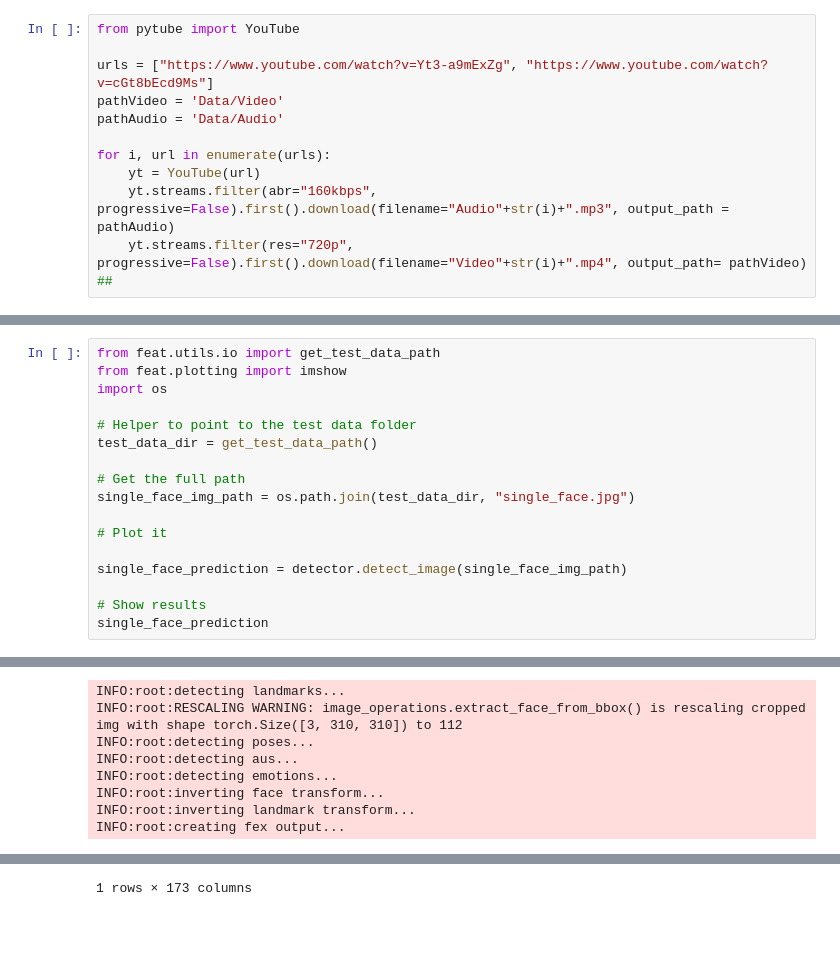
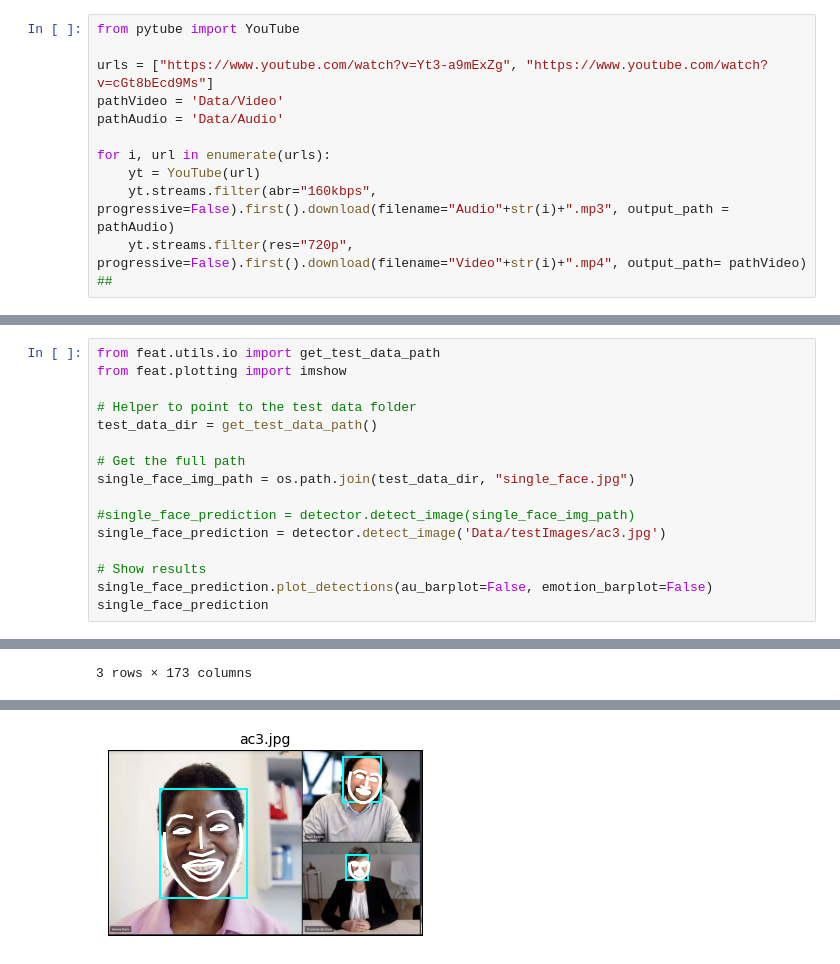
Before and after one commit to ramon284/Interest-predictor, a Jupyter notebook: pipeline.ipynb, the cells around one changed output, grey strips where cells are left out. Saved outputs shown, nothing was run; the diff lists cells and outputs as text; blank space fills up the shorter version.

```diff
--- a/pipeline.ipynb
+++ b/pipeline.ipynb
@@ -98,7 +92,6 @@ INFO:root:Loading emotion model: resmasknet
 # %%
 from feat.utils.io import get_test_data_path
 from feat.plotting import imshow
-import os
 
 # Helper to point to the test data folder
 test_data_dir = get_test_data_path()
@@ -106,10 +99,10 @@ test_data_dir = get_test_data_path()
 # Get the full path
 single_face_img_path = os.path.join(test_data_dir, "single_face.jpg")
 
-# Plot it
-
-single_face_prediction = detector.detect_image(single_face_img_path)
+#single_face_prediction = detector.detect_image(single_face_img_path)
+single_face_prediction = detector.detect_image('Data/testImages/ac3.jpg')
 
 # Show results
+single_face_prediction.plot_detections(au_barplot=False, emotion_barplot=False)
 single_face_prediction
 # %% [output]
@@ -116,8 +113 @@ single_face_prediction
-INFO:root:detecting landmarks...
-INFO:root:RESCALING WARNING: image_operations.extract_face_from_bbox() is rescaling cropped img with shape torch.Size([3, 310, 310]) to 112
-INFO:root:detecting poses...
-INFO:root:detecting aus...
-INFO:root:detecting emotions...
-INFO:root:inverting face transform...
-INFO:root:inverting landmark transform...
-INFO:root:creating fex output...
+3 rows × 173 columns
@@ -126,4 +114,4 @@ INFO:root:creating fex output...
-1 rows × 173 columns
+[figure, added]
 # %%
 from feat.utils.io import get_test_data_path
 import os
```
Also changed, not shown: parts of 21 cells of this notebook, 2 other files.
